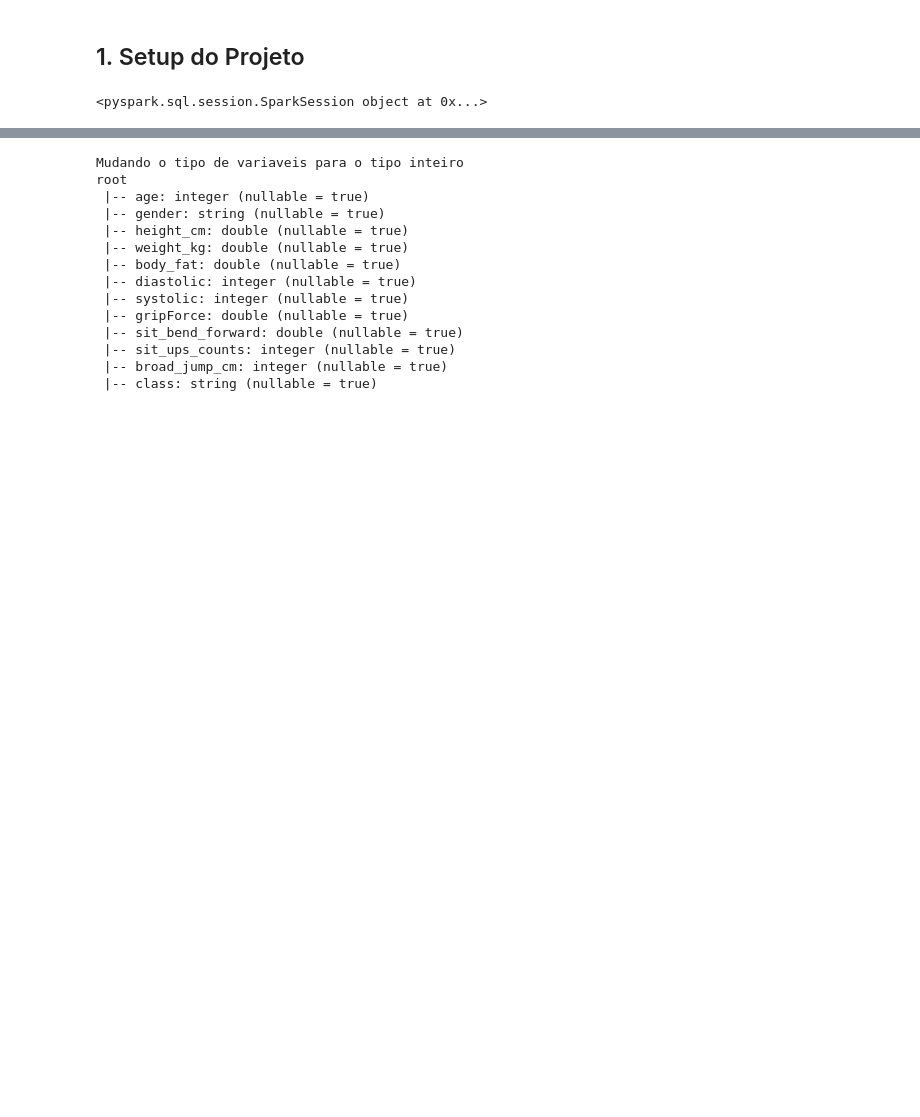
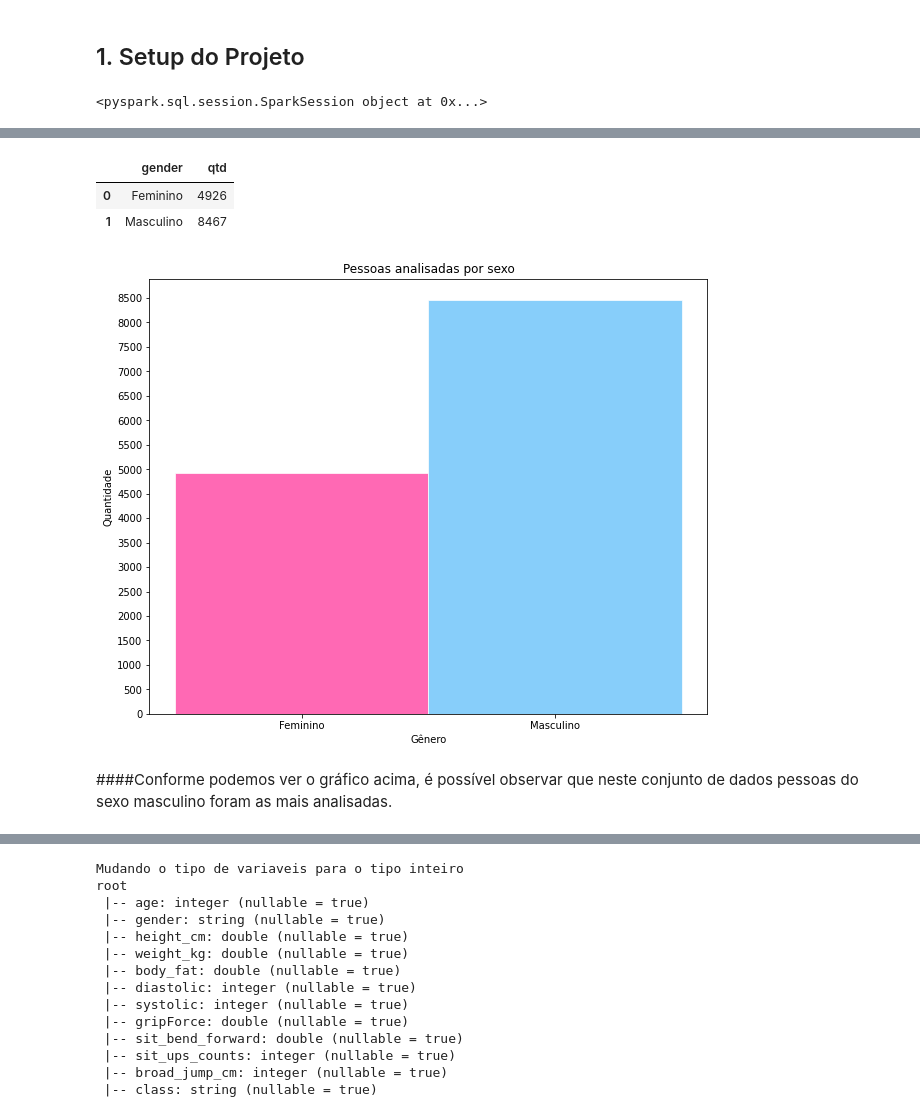
Before and after one commit to kaiovcsouza/bigdata_class, a Jupyter notebook: Trabalho_Final/T_Final_Big_Data.ipynb, the cells around one changed output, grey strips where cells are left out. Drawn from its saved outputs; the diff is of its cells as text; code cells hidden in the pictures; blank space fills up the shorter version.

```diff
--- a/Trabalho_Final/T_Final_Big_Data.ipynb
+++ b/Trabalho_Final/T_Final_Big_Data.ipynb
@@ -60,0 +104,27 @@ Este é a base do nosso dataset, temos 4 classes que representam a "performance"
+# %%
+gender_qtd = spark.sql(
+    "SELECT CASE WHEN gender = 'F' THEN 'Feminino' ELSE 'Masculino' END as gender, count(*) as qtd FROM body_performance GROUP BY gender"
+    ).toPandas()
+gender_qtd
+# %% [output]
+|  | gender | qtd |
+| 0 | Feminino | 4926 |
+| 1 | Masculino | 8467 |
+# %%
+x = gender_qtd['gender']
+y = gender_qtd['qtd']
+
+fig, ax = plt.subplots(figsize=(10,8))
+
+ax.bar(x, y, width=1, edgecolor="white", color=['hotpink','lightskyblue'], linewidth=0.7)
+
+ax.set_title('Pessoas analisadas por sexo')
+ax.set_xlabel('Gênero')
+ax.yaxis.set_ticks(np.arange(0, 9000, 500))
+ax.set_ylabel('Quantidade')
+
+plt.show()
+# %% [output]
+[figure, added]
+# %% [markdown]
+####Conforme podemos ver o gráfico acima, é possível observar que neste conjunto de dados pessoas do sexo masculino foram as mais analisadas.
```
Also changed, not shown: parts of 45 cells of this notebook.
